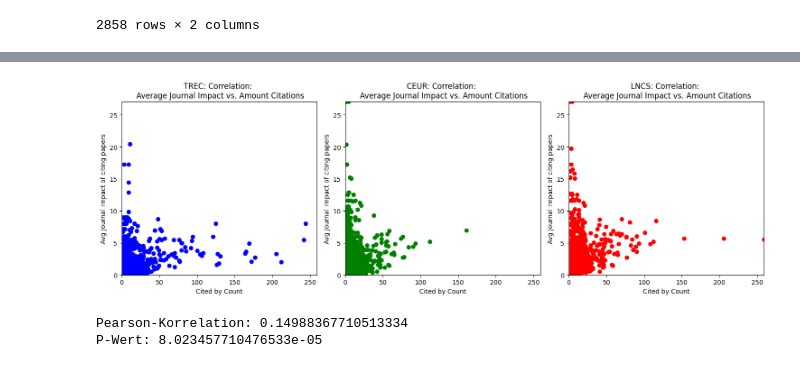
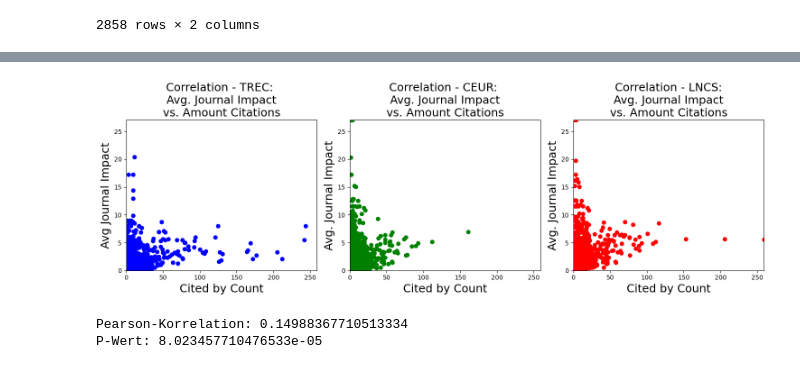
Before and after one commit to AndyKruff/MA_Scholarly_Impact_TREC_CLEF, a Jupyter notebook: code/analysis/correlation_analysis/correlation_analysis_journal_citation_rate.ipynb, the cells around one changed output, grey strips where cells are left out. Cells and saved outputs as stored; diff of their text form; code cells hidden in the pictures.

Commit message:
Adjusted fontsize and titles in figures

```diff
--- a/code/analysis/correlation_analysis/correlation_analysis_journal_citation_rate.ipynb
+++ b/code/analysis/correlation_analysis/correlation_analysis_journal_citation_rate.ipynb
@@ -162,41 +162,41 @@ df_lncs_journals = df_lncs_journals.dropna(subset=['mean_impact_factor'])
 # %%
 # Determine the minimum and maximum values for axis limits across all DataFrames
 min_citations = min(df_trec_journals['Citations_OpenAlex'].min(), df_ceur_journals['Citations_OpenAlex'].min(), df_lncs_journals['Citations_OpenAlex'].min())
 max_citations = max(df_trec_journals['Citations_OpenAlex'].max(), df_ceur_journals['Citations_OpenAlex'].max(), df_lncs_journals['Citations_OpenAlex'].max())
 
 min_hindex = min(df_trec_journals['mean_impact_factor'].min(), df_ceur_journals['mean_impact_factor'].min(), df_lncs_journals['mean_impact_factor'].min())
 max_hindex = max(df_trec_journals['mean_impact_factor'].max(), df_ceur_journals['mean_impact_factor'].max(), df_lncs_journals['mean_impact_factor'].max())
 
 # Create the figure and subplots
 fig, axs = plt.subplots(1, 3, figsize=(15, 5))
 
 axs[0].scatter(df_trec_journals['Citations_OpenAlex'], df_trec_journals['mean_impact_factor'], color='blue')
-axs[0].set_title('TREC: Correlation: \n Average Journal Impact vs. Amount Citations')
-axs[0].set_xlabel('Cited by Count')
-axs[0].set_ylabel('Avg Journal Impact of citing papers')
+axs[0].set_title('Correlation - TREC: \n Avg. Journal Impact \nvs. Amount Citations', fontsize=18)
+axs[0].set_xlabel('Cited by Count', fontsize=18)
+axs[0].set_ylabel('Avg Journal Impact', fontsize=18)
 # Set consistent x and y axis limits for all plots
 axs[0].set_xlim(min_citations, max_citations)
 axs[0].set_ylim(min_hindex, max_hindex)
 
 axs[1].scatter(df_ceur_journals['Citations_OpenAlex'], df_ceur_journals['mean_impact_factor'], color='green')
-axs[1].set_title('CEUR: Correlation: \n Average Journal Impact vs. Amount Citations')
-axs[1].set_xlabel('Cited by Count')
-axs[1].set_ylabel('Avg Journal Impact of citing papers')
+axs[1].set_title('Correlation - CEUR: \n Avg. Journal Impact \nvs. Amount Citations', fontsize=18)
+axs[1].set_xlabel('Cited by Count', fontsize=18)
+axs[1].set_ylabel('Avg. Journal Impact', fontsize=18)
 axs[1].set_xlim(min_citations, max_citations)
 axs[1].set_ylim(min_hindex, max_hindex)
 
 axs[2].scatter(df_lncs_journals['Citations_OpenAlex'], df_lncs_journals['mean_impact_factor'], color='red')
-axs[2].set_title('LNCS: Correlation: \n Average Journal Impact vs. Amount Citations')
-axs[2].set_xlabel('Cited by Count')
-axs[2].set_ylabel('Avg Journal Impact of citing papers')
+axs[2].set_title('Correlation - LNCS:\n Avg. Journal Impact \nvs. Amount Citations', fontsize=18)
+axs[2].set_xlabel('Cited by Count', fontsize=18)
+axs[2].set_ylabel('Avg. Journal Impact', fontsize=18)
 axs[2].set_xlim(min_citations, max_citations)
 axs[2].set_ylim(min_hindex, max_hindex)
 
 plt.tight_layout()
 plt.savefig('../../../images/correlation_journal_impact_citations.png', dpi=300)
 plt.show()
 # %% [output]
-[figure, old version]
+[figure, new version]
 # %%
 from scipy.stats import pearsonr
 correlation, p_value = pearsonr(df_trec_journals["Citations_OpenAlex"], df_trec_journals["mean_impact_factor"])
```
Also changed, not shown: parts of 3 cells of this notebook, 1 other file.
